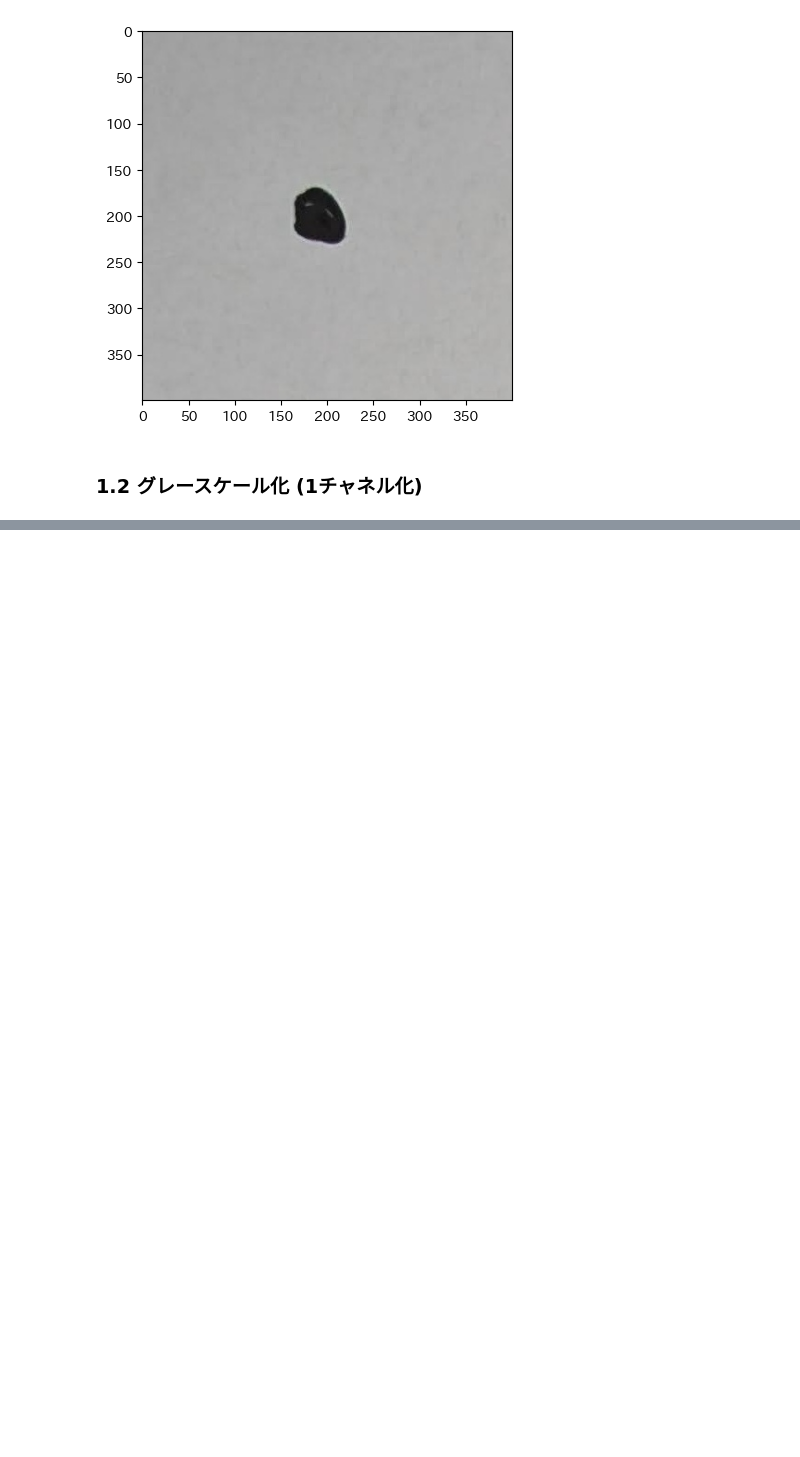
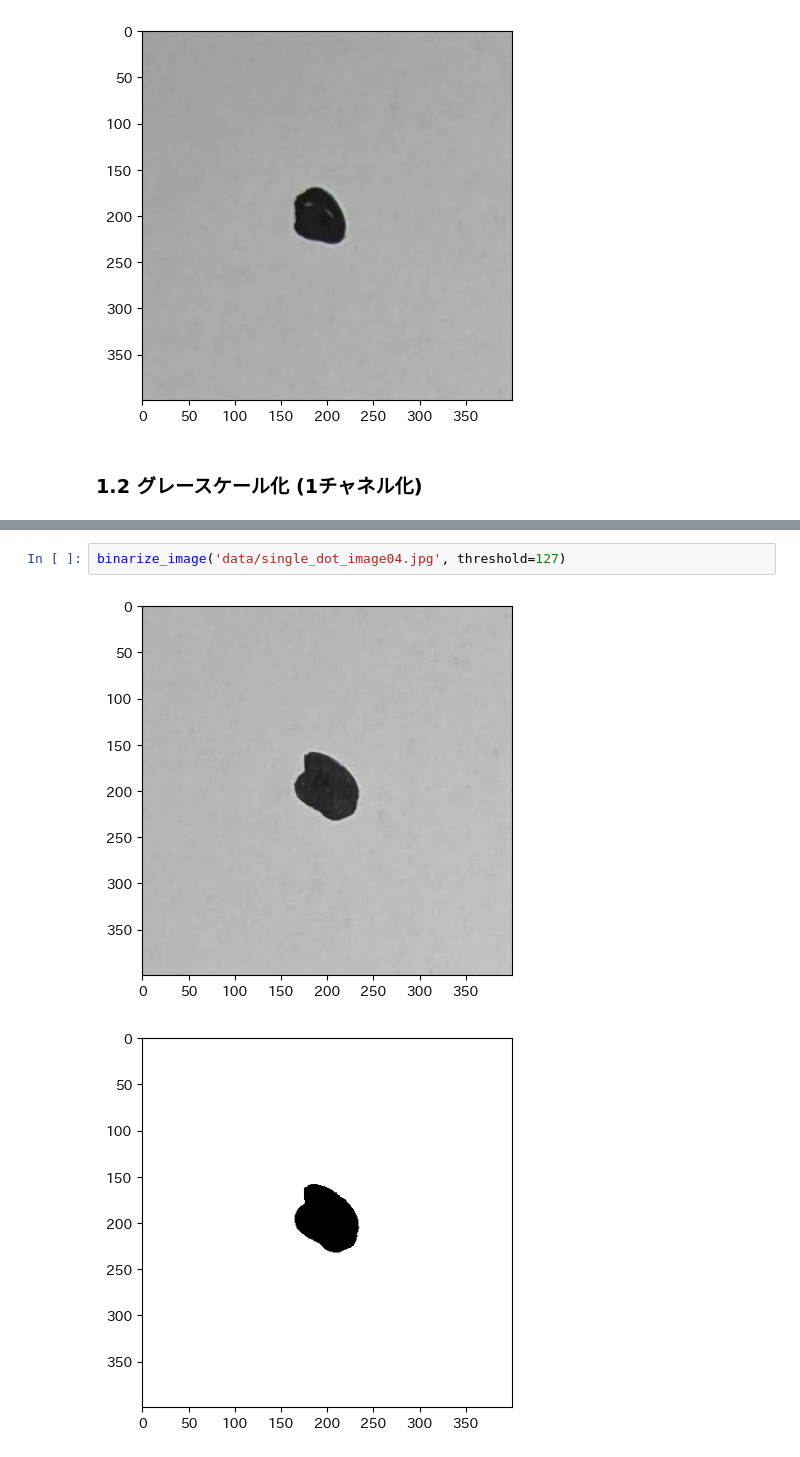
Before and after one commit to Takayoshi-Matsuyama/image_processing, a Jupyter notebook: binarization.ipynb, the cells around one changed output, grey strips where cells are left out. Drawn from its saved outputs; the diff is of its cells as text; blank space fills up the shorter version.

```diff
--- a/binarization.ipynb
+++ b/binarization.ipynb
@@ -27,0 +75,5 @@ gray_image.shape=(400, 400)
+# %%
+binarize_image('data/single_dot_image04.jpg', threshold=127)
+# %% [output]
+[figure, added]
+[figure, added]
```
Also changed, not shown: parts of 19 cells of this notebook.
